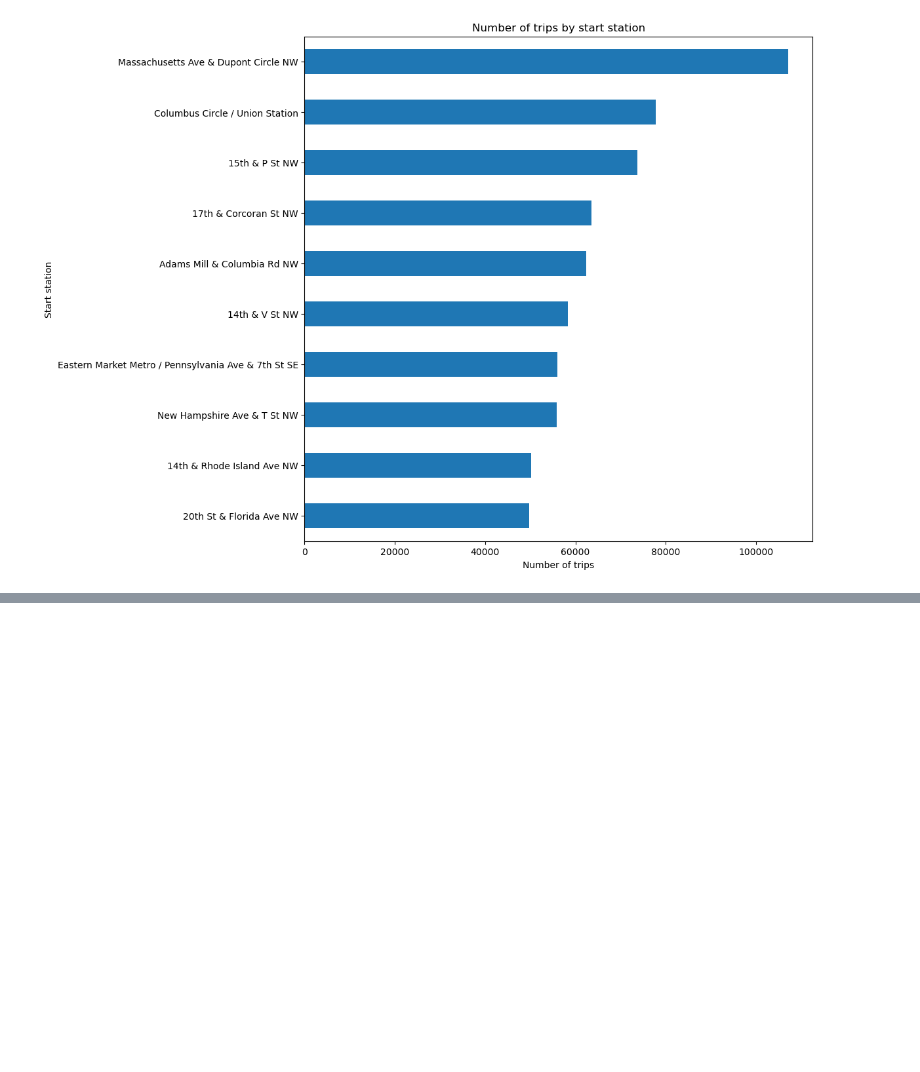
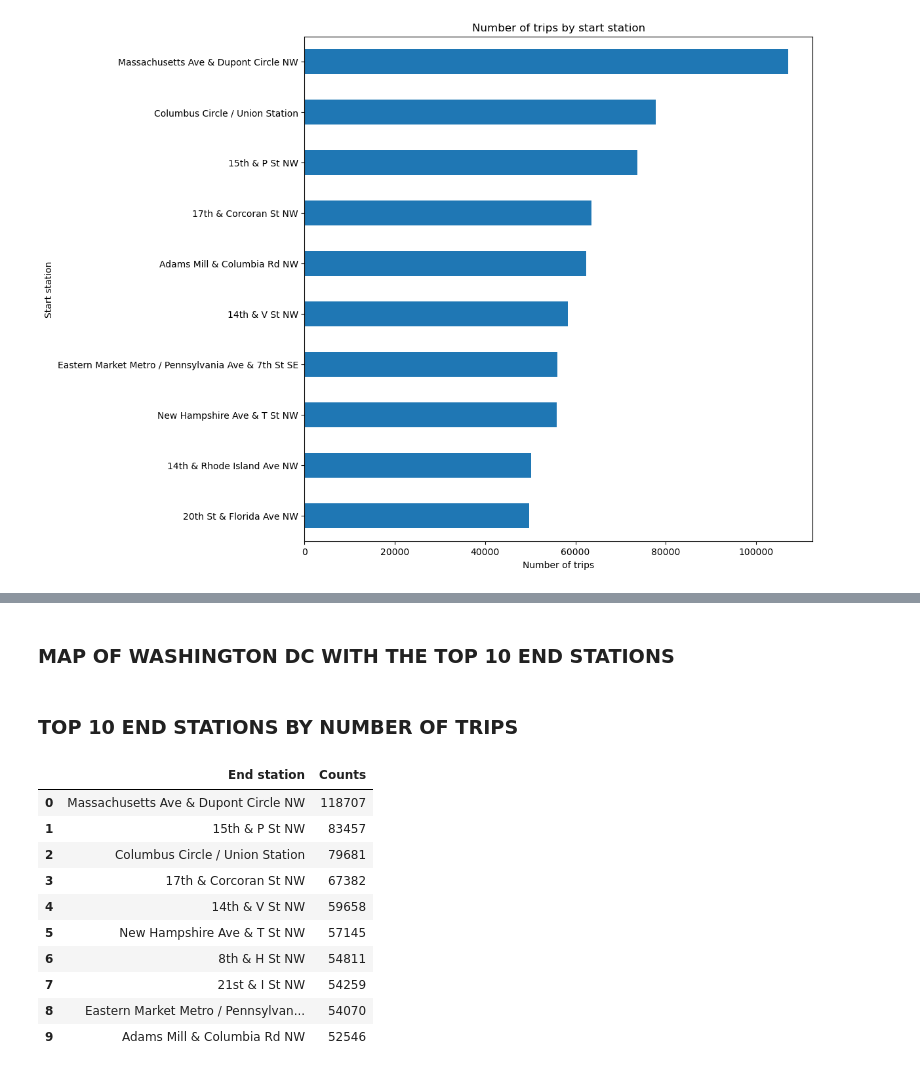
Before and after one commit to MaxLopezSalgado/capital_bike_sharing, a Jupyter notebook: eda/eda.ipynb, the cells around one changed output, grey strips where cells are left out. Drawn from its saved outputs; the diff is of its cells as text; code cells hidden in the pictures; blank space fills up the shorter version.

```diff
--- a/eda/eda.ipynb
+++ b/eda/eda.ipynb
@@ -282,0 +404,23 @@ plt.show()
+# %% [markdown]
+### MAP OF WASHINGTON DC WITH THE TOP 10 END STATIONS
+# %% [markdown]
+### TOP 10 END STATIONS BY NUMBER OF TRIPS
+# %%
+# create a table with the top 10 end stations by counts
+trip_end_station_top10 = trip['End station'].value_counts().head(10).reset_index()
+trip_end_station_top10.columns = ['End station', 'Counts']
+
+# display the first 5 rows of the dataset
+trip_end_station_top10.head(10)
+# %% [output]
+|  | End station | Counts |
+| 0 | Massachusetts Ave & Dupont Circle NW | 118707 |
+| 1 | 15th & P St NW | 83457 |
+| 2 | Columbus Circle / Union Station | 79681 |
+| 3 | 17th & Corcoran St NW | 67382 |
+| 4 | 14th & V St NW | 59658 |
+| 5 | New Hampshire Ave & T St NW | 57145 |
+| 6 | 8th & H St NW | 54811 |
+| 7 | 21st & I St NW | 54259 |
+| 8 | Eastern Market Metro / Pennsylvan... | 54070 |
+| 9 | Adams Mill & Columbia Rd NW | 52546 |
```
Also changed, not shown: parts of 14 cells of this notebook.
